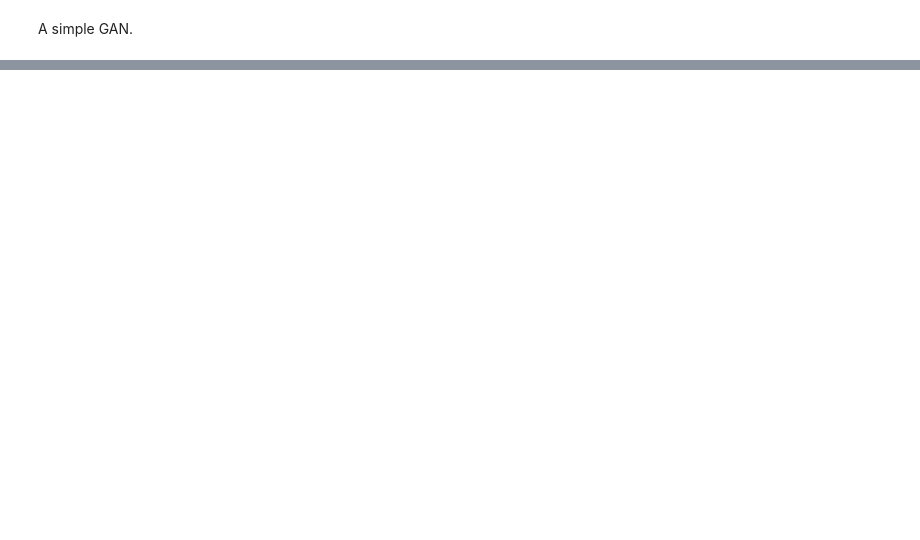
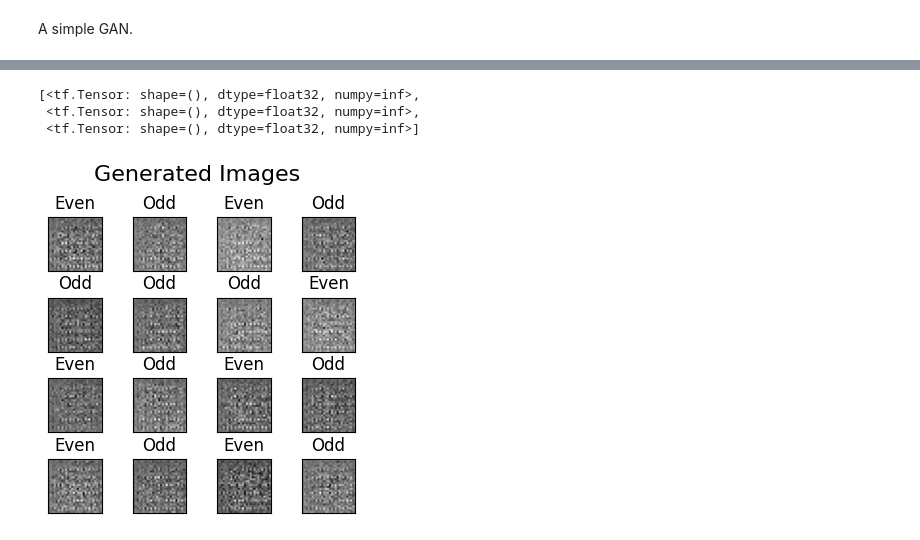
Before and after one commit to HugoPhibbs/AIML402_Assignment3, a Jupyter notebook: GAN.ipynb, the cells around one changed output, grey strips where cells are left out. Saved outputs shown, nothing was run; the diff lists cells and outputs as text; code cells hidden in the pictures; blank space fills up the shorter version.

```diff
--- a/GAN.ipynb
+++ b/GAN.ipynb
@@ -515,0 +498,14 @@ repeated_rows
+# %%
+gan.disc_losses
+# %% [output]
+[<tf.Tensor: shape=(), dtype=float32, numpy=inf>,
+ <tf.Tensor: shape=(), dtype=float32, numpy=inf>,
+ <tf.Tensor: shape=(), dtype=float32, numpy=inf>]
+# %%
+generator = gan.gan.generator
+
+gan = GAN_trainer(mn_x_train, mn_x_train_labels, beta=0.6)
+
+gan.plot_generated_images(epoch = -1, generator_model = generator)
+# %% [output]
+[figure, added]
```
Also changed, not shown: parts of 26 cells of this notebook.
